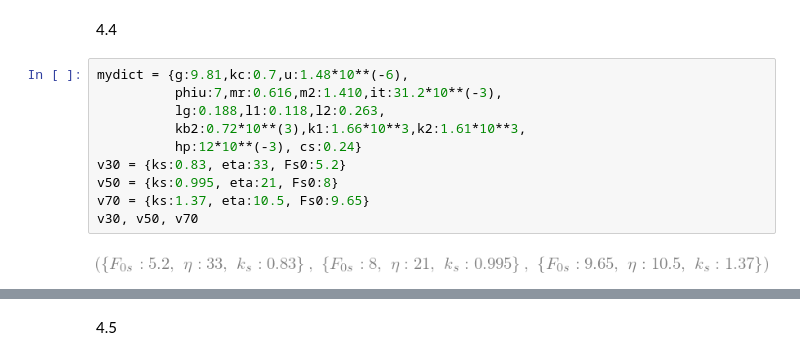
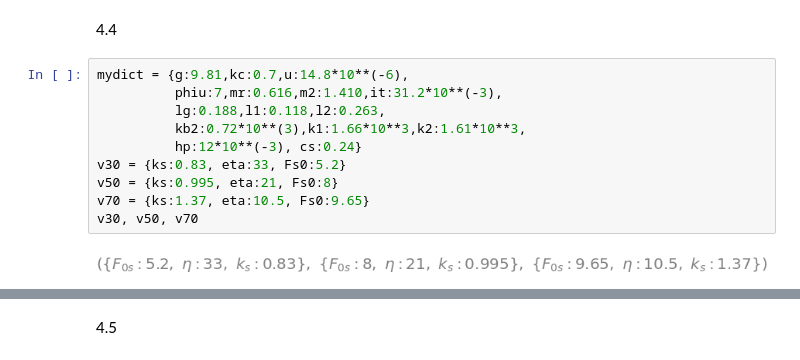
Before and after one commit to Apros7/Mat1Project, a Jupyter notebook: Aksel41.ipynb, the cells around one changed output, grey strips where cells are left out. Drawn from its saved outputs; the diff is of its cells as text.

```diff
--- a/Aksel41.ipynb
+++ b/Aksel41.ipynb
@@ -96,14 +96,14 @@ Mul(MatAdd(la_ * M, K), V, evaluate=False)
 # %% [markdown]
 4.4
 # %%
-mydict = {g:9.81,kc:0.7,u:1.48*10**(-6),
+mydict = {g:9.81,kc:0.7,u:14.8*10**(-6),
           phiu:7,mr:0.616,m2:1.410,it:31.2*10**(-3),
           lg:0.188,l1:0.118,l2:0.263,
           kb2:0.72*10**(3),k1:1.66*10**3,k2:1.61*10**3,
           hp:12*10**(-3), cs:0.24}
 v30 = {ks:0.83, eta:33, Fs0:5.2}
 v50 = {ks:0.995, eta:21, Fs0:8}
 v70 = {ks:1.37, eta:10.5, Fs0:9.65}
 v30, v50, v70
 # %% [output]
-[figure, old version]
+[figure, new version]
```
Also changed, not shown: parts of 22 cells of this notebook.
